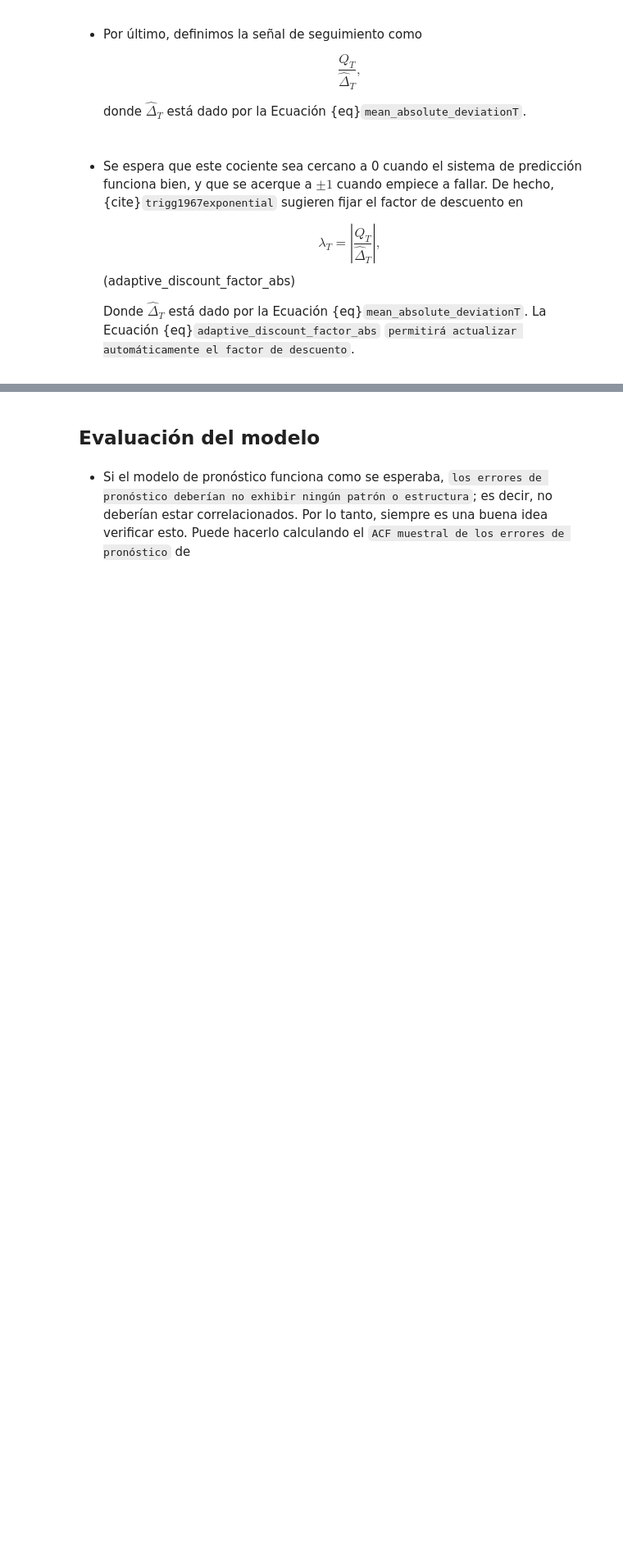
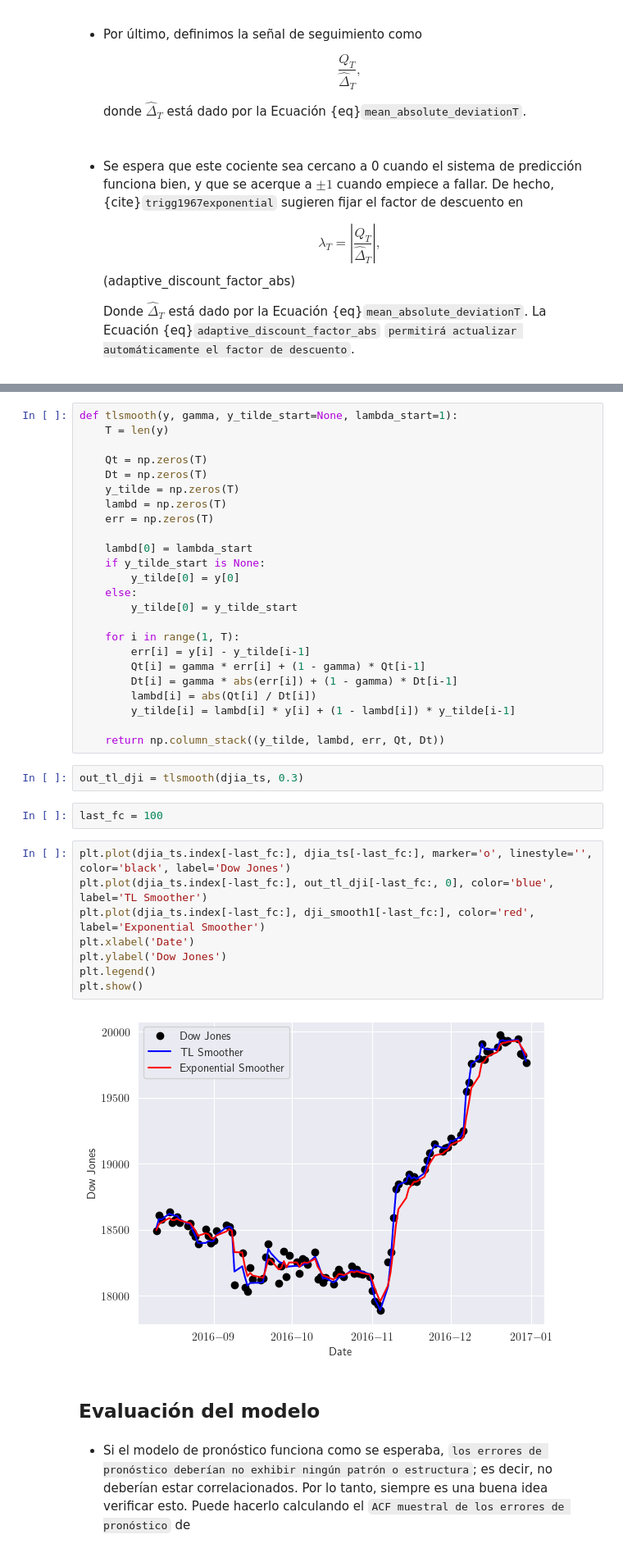
Before and after one commit to lihkir/TimeSeriesUninorte, a Jupyter notebook: _sources/exponential_smoothing.ipynb, the cells around one changed output, grey strips where cells are left out. Shown: that part at 82% size. Drawn from its saved outputs; the diff is of its cells as text; blank space fills up the shorter version.

```diff
--- a/_sources/exponential_smoothing.ipynb
+++ b/_sources/exponential_smoothing.ipynb
@@ -1098,3 +1096,41 @@ $$(adaptive_discount_factor)
+# %%
+def tlsmooth(y, gamma, y_tilde_start=None, lambda_start=1):
+    T = len(y)
+
+    Qt = np.zeros(T)
+    Dt = np.zeros(T)
+    y_tilde = np.zeros(T)
+    lambd = np.zeros(T)
+    err = np.zeros(T)
+
+    lambd[0] = lambda_start
+    if y_tilde_start is None:
+        y_tilde[0] = y[0]
+    else:
+        y_tilde[0] = y_tilde_start
+
+    for i in range(1, T):
+        err[i] = y[i] - y_tilde[i-1]
+        Qt[i] = gamma * err[i] + (1 - gamma) * Qt[i-1]
+        Dt[i] = gamma * abs(err[i]) + (1 - gamma) * Dt[i-1]
+        lambd[i] = abs(Qt[i] / Dt[i])
+        y_tilde[i] = lambd[i] * y[i] + (1 - lambd[i]) * y_tilde[i-1]
+
+    return np.column_stack((y_tilde, lambd, err, Qt, Dt))
+# %%
+out_tl_dji = tlsmooth(djia_ts, 0.3)
+# %%
+last_fc = 100
+# %%
+plt.plot(djia_ts.index[-last_fc:], djia_ts[-last_fc:], marker='o', linestyle='', color='black', label='Dow Jones')
+plt.plot(djia_ts.index[-last_fc:], out_tl_dji[-last_fc:, 0], color='blue', label='TL Smoother')
+plt.plot(djia_ts.index[-last_fc:], dji_smooth1[-last_fc:], color='red', label='Exponential Smoother')
+plt.xlabel('Date')
+plt.ylabel('Dow Jones')
+plt.legend()
+plt.show()
+# %% [output]
+[figure, added]
 # %% [markdown]
 ## Evaluación del modelo
 # %% [markdown]
```
Also changed, not shown: parts of 77 cells of this notebook, 10 other files.
